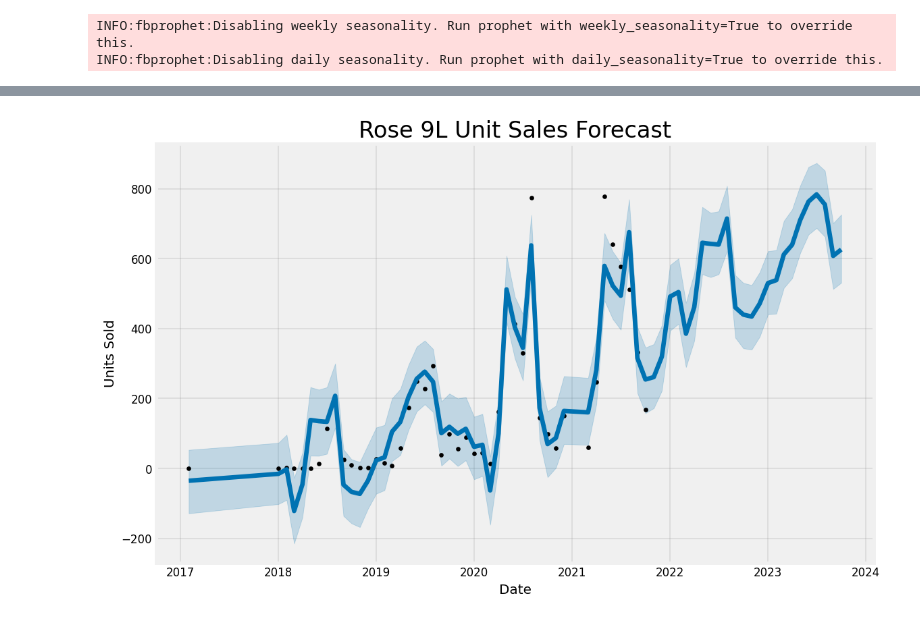
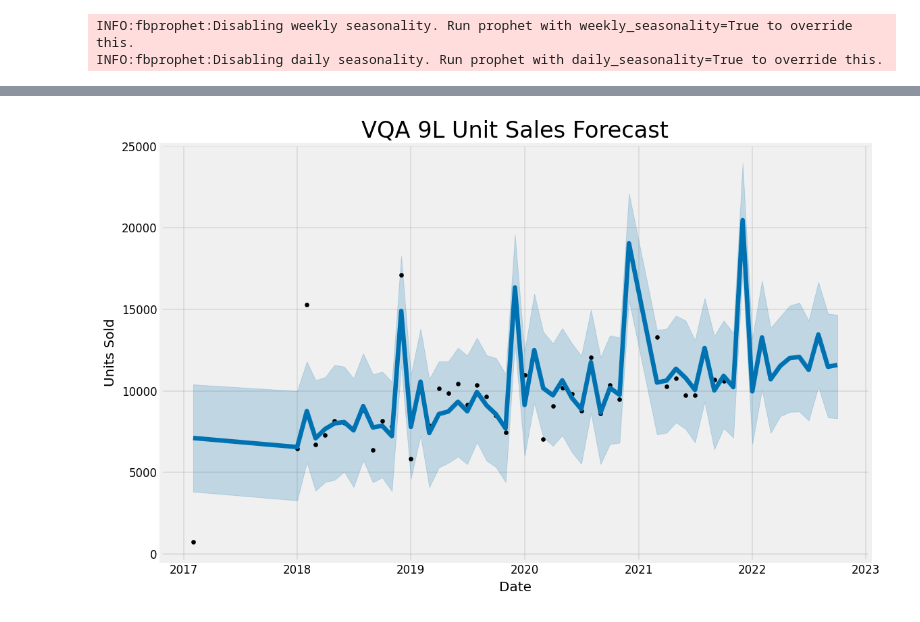
Before and after one commit to fengtastics/111-Capstone, a Jupyter notebook: Arterra_Project.ipynb, the cells around one changed output, grey strips where cells are left out. Drawn from its saved outputs; the diff is of its cells as text; code cells hidden in the pictures.

```diff
--- a/Arterra_Project.ipynb
+++ b/Arterra_Project.ipynb
@@ -265,0 +293,22 @@ df_gw.head()
+# %%
+#
+#VQA
+
+plt.rcParams.update({'figure.figsize':(8,5), 'figure.dpi':120})
+# Original Series
+fig, axes = plt.subplots(3, 2, sharex=True)
+axes[0, 0].plot(df_vqa.y); axes[0, 0].set_title('Original Series')
+sm.graphics.tsa.plot_acf(df_vqa.y, ax=axes[0, 1])
+
+# 1st Differencing
+axes[1, 0].plot(df_vqa.y.diff()); axes[1, 0].set_title('1st Order Differencing')
+plot_acf(df_vqa.y.diff().dropna(), ax=axes[1, 1])
+
+# 2nd Differencing
+axes[2, 0].plot(df_vqa.y.diff().diff()); axes[2, 0].set_title('2nd Order Differencing')
+plot_acf(df_vqa.y.diff().diff().dropna(), ax=axes[2, 1])
+
+## we need *2nd* order differencing
+
+
+plt.show()
@@ -408,6 +459,11 @@ cs_model.train_holiday_names
 gw_model = Prophet(interval_width=0.80)
 gw_model = gw_model.add_country_holidays(country_name='CA')
 gw_model.train_holiday_names
+
+
+vqa_model = Prophet(interval_width=0.80)
+vqa_model = vqa_model.add_country_holidays(country_name='CA')
+vqa_model.train_holiday_names
 # %%
 #Varietal_model.train_holiday_names
 # %% [output]
@@ -432,4 +488,6 @@ rb_model.fit(df_rb)
 shir_model.fit(df_shir)
 cs_model.fit(df_cs)
 gw_model.fit(df_gw)
+
+vqa_model.fit(df_vqa)
 # %% [output]
@@ -472,6 +542,6 @@ rose_forecast[['ds', 'yhat', 'yhat_lower', 'yhat_upper']].tail()
 # %%
 m = Prophet(seasonality_mode='multiplicative',
-                interval_width=0.95).fit(df)
+                interval_width=0.95).fit(df_vqa)
 
 future = m.make_future_dataframe(periods=12, freq='MS')
 forecast = m.predict(future)
@@ -524,7 +620,7 @@ from fbprophet.plot import plot_plotly, plot_components_plotly
 # %%
 #plt.figure(figsize=(6, 3))
 
-Varietal_model.plot(Varietal_forecast, xlabel = 'Date', ylabel = 'Units Sold')
-plt.title('Rose 9L Unit Sales Forecast');
+m.plot(forecast, xlabel = 'Date', ylabel = 'Units Sold')
+plt.title('VQA 9L Unit Sales Forecast');
 # %% [output]
-[figure, old version]
+[figure, new version]
```
Also changed, not shown: parts of 21 cells of this notebook.
